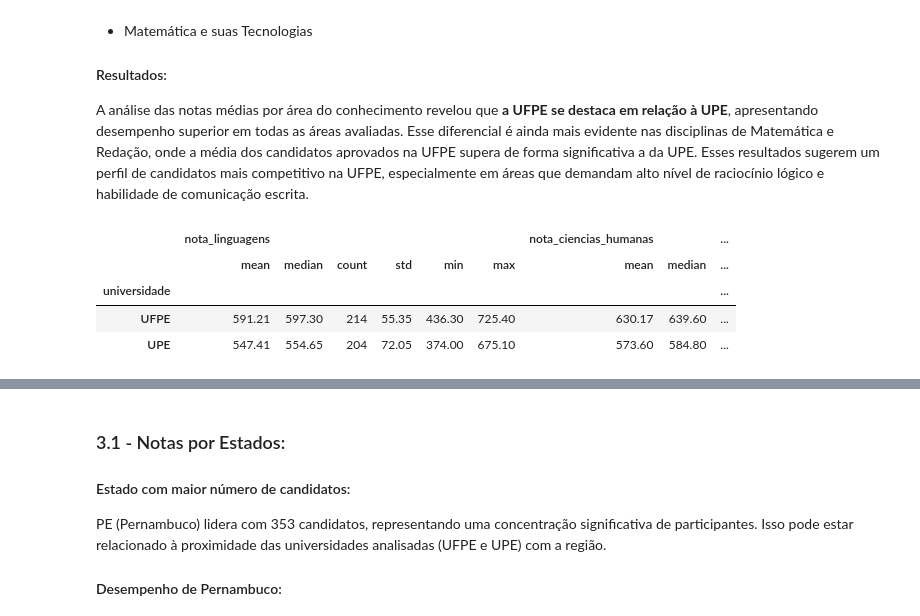
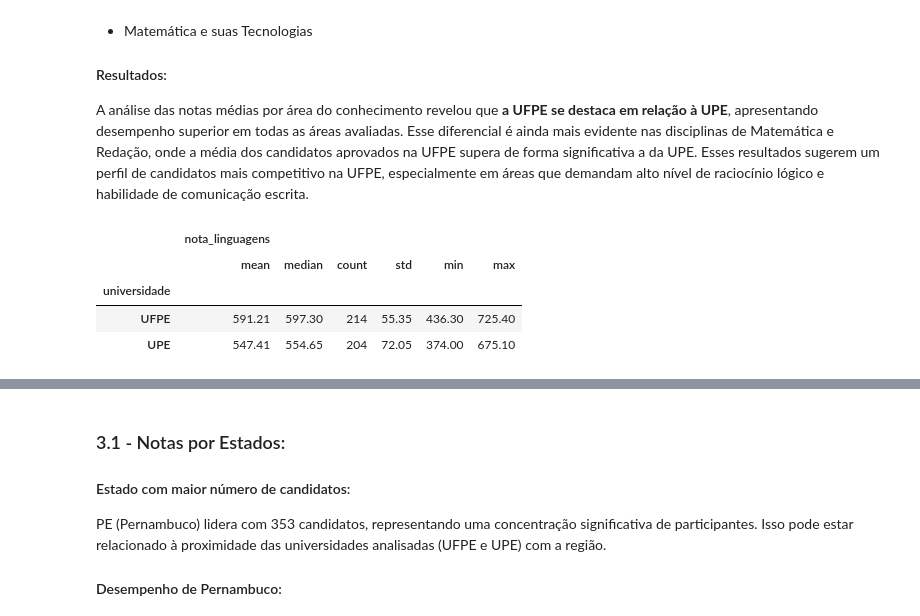
Before and after one commit to pedroohsilva/desempenhos-ENEM-engenharia-computacao-UPE-UFPE-2022, a Jupyter notebook: Análise Exploratória de Dados/Análise Exploratória de Dados.ipynb, the cells around one changed output, grey strips where cells are left out. Drawn from its saved outputs; the diff is of its cells as text; code cells hidden in the pictures.

```diff
--- a/Análise Exploratória de Dados/Análise Exploratória de Dados.ipynb
+++ b/Análise Exploratória de Dados/Análise Exploratória de Dados.ipynb
@@ -207,11 +207,11 @@ df[['nota_final', 'universidade']].groupby([ 'universidade']).agg(['mean', 'medi
 #### Resultados:
 A análise das notas médias por área do conhecimento revelou que **a UFPE se destaca em relação à UPE**, apresentando desempenho superior em todas as áreas avaliadas. Esse diferencial é ainda mais evidente nas disciplinas de Matemática e Redação, onde a média dos candidatos aprovados na UFPE supera de forma significativa a da UPE. Esses resultados sugerem um perfil de candidatos mais competitivo na UFPE, especialmente em áreas que demandam alto nível de raciocínio lógico e habilidade de comunicação escrita.
 # %%
-# Desempenho por Áreas do Conhecimento
-df[['nota_linguagens', 'nota_ciencias_humanas', 'nota_ciencias_natureza', 'nota_matematica', 'nota_redacao', 'universidade']].groupby([ 'universidade']).agg(['mean', 'median', 'count', 'std', 'min', 'max'])
+# Desempenho em Linguagens, Códigos e suas Tecnologias por Univeridade
+df[['nota_linguagens', 'universidade']].groupby([ 'universidade']).agg(['mean', 'median', 'count', 'std', 'min', 'max'])
 # %% [output]
-|  | nota_linguagens |  |  |  |  |  | nota_ciencias_humanas |  | ... |
-|  | mean | median | count | std | min | max | mean | median | ... |
-| universidade |  |  |  |  |  |  |  |  | ... |
-| UFPE | 591.21 | 597.30 | 214 | 55.35 | 436.30 | 725.40 | 630.17 | 639.60 | ... |
-| UPE | 547.41 | 554.65 | 204 | 72.05 | 374.00 | 675.10 | 573.60 | 584.80 | ... |
+|  | nota_linguagens |  |  |  |  |  |
+|  | mean | median | count | std | min | max |
+| universidade |  |  |  |  |  |  |
+| UFPE | 591.21 | 597.30 | 214 | 55.35 | 436.30 | 725.40 |
+| UPE | 547.41 | 554.65 | 204 | 72.05 | 374.00 | 675.10 |
```
Also changed, not shown: parts of 5 cells of this notebook.
